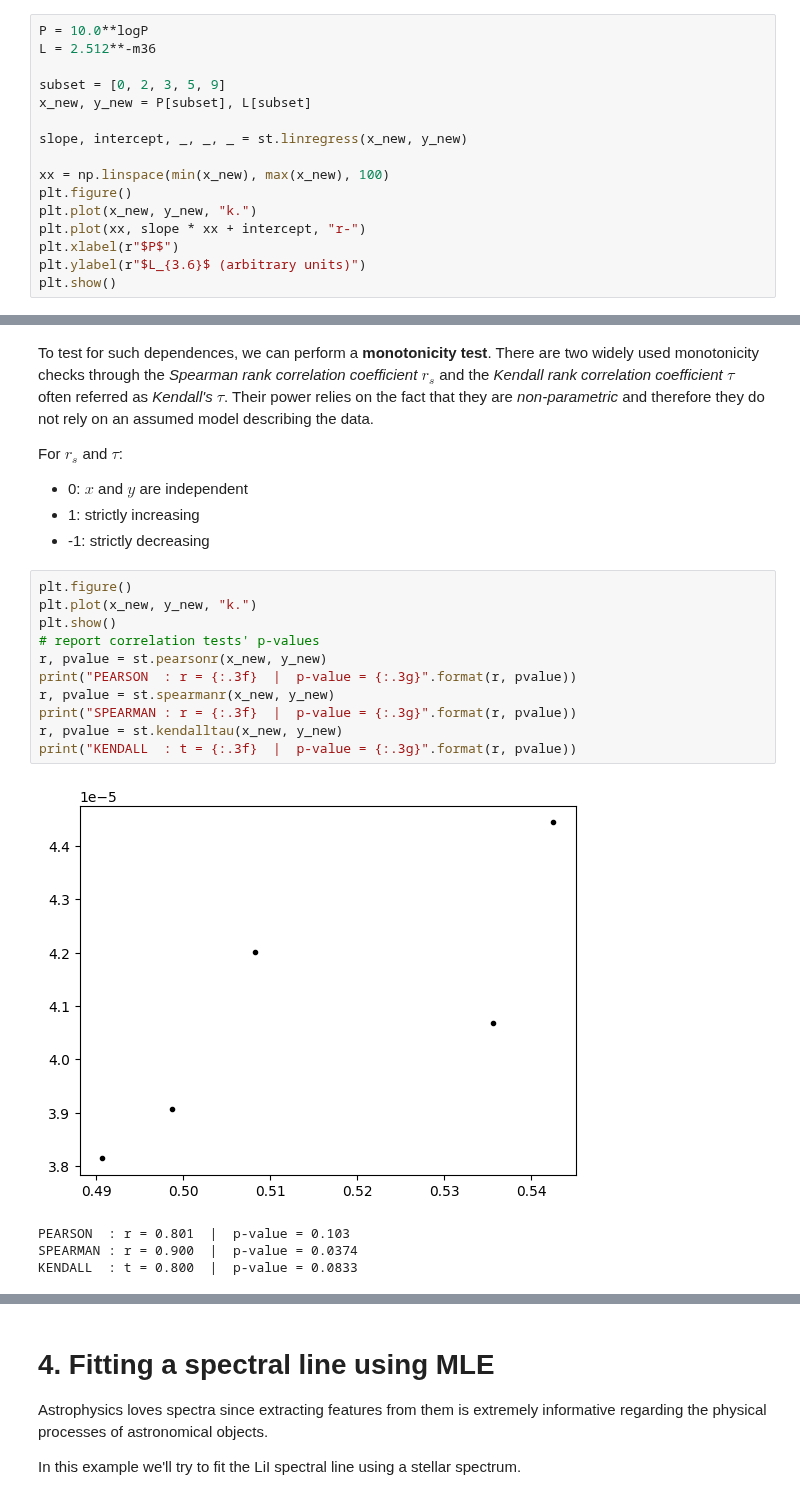
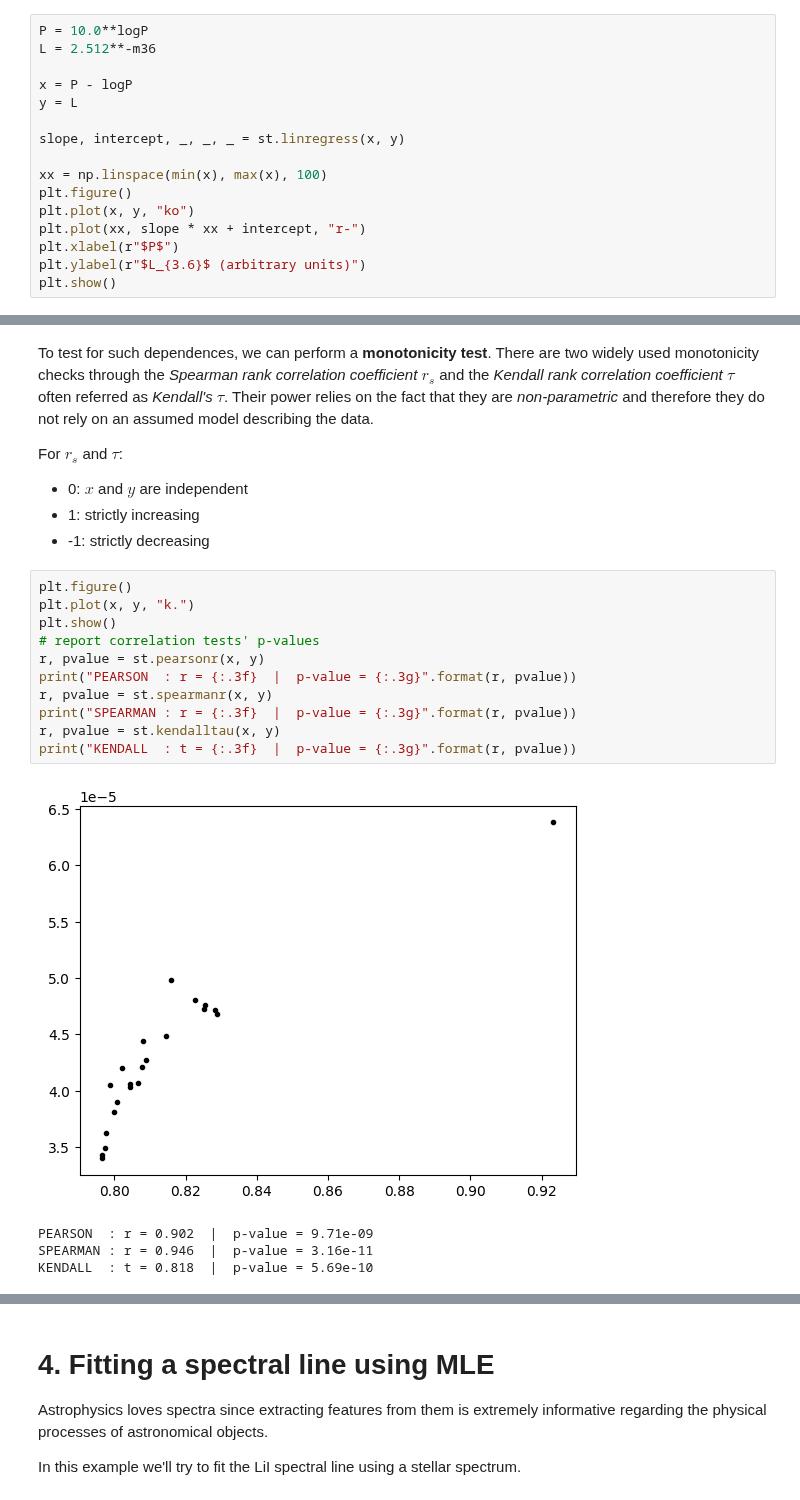
Before and after one commit to astrostatistics-in-crete/2024_summer_school, a Jupyter notebook: 04_MLE/MLE_answerkey.ipynb, the cells around one changed output, grey strips where cells are left out. Saved outputs shown, nothing was run; the diff lists cells and outputs as text.

```diff
--- a/04_MLE/MLE_answerkey.ipynb
+++ b/04_MLE/MLE_answerkey.ipynb
@@ -532,14 +534,14 @@ Also, if we have fewer data points, the linear correlation becomes weak.
 P = 10.0**logP
 L = 2.512**-m36
 
-subset = [0, 2, 3, 5, 9]
-x_new, y_new = P[subset], L[subset]
+x = P - logP
+y = L
 
-slope, intercept, _, _, _ = st.linregress(x_new, y_new)
+slope, intercept, _, _, _ = st.linregress(x, y)
 
-xx = np.linspace(min(x_new), max(x_new), 100)
+xx = np.linspace(min(x), max(x), 100)
 plt.figure()
-plt.plot(x_new, y_new, "k.")
+plt.plot(x, y, "ko")
 plt.plot(xx, slope * xx + intercept, "r-")
 plt.xlabel(r"$P$")
 plt.ylabel(r"$L_{3.6}$ (arbitrary units)")
@@ -555,18 +557,18 @@ For $r_s$ and $\tau$:
 - -1: strictly decreasing
 # %%
 plt.figure()
-plt.plot(x_new, y_new, "k.")
+plt.plot(x, y, "k.")
 plt.show()
 # report correlation tests' p-values
-r, pvalue = st.pearsonr(x_new, y_new)
+r, pvalue = st.pearsonr(x, y)
 print("PEARSON  : r = {:.3f}  |  p-value = {:.3g}".format(r, pvalue))
-r, pvalue = st.spearmanr(x_new, y_new)
+r, pvalue = st.spearmanr(x, y)
 print("SPEARMAN : r = {:.3f}  |  p-value = {:.3g}".format(r, pvalue))
-r, pvalue = st.kendalltau(x_new, y_new)
+r, pvalue = st.kendalltau(x, y)
 print("KENDALL  : t = {:.3f}  |  p-value = {:.3g}".format(r, pvalue))
 # %% [output]
-[figure, old version]
+[figure, new version]
-PEARSON  : r = 0.801  |  p-value = 0.103
-SPEARMAN : r = 0.900  |  p-value = 0.0374
-KENDALL  : t = 0.800  |  p-value = 0.0833
+PEARSON  : r = 0.902  |  p-value = 9.71e-09
+SPEARMAN : r = 0.946  |  p-value = 3.16e-11
+KENDALL  : t = 0.818  |  p-value = 5.69e-10
 # %% [markdown]
```
Also changed, not shown: parts of 4 cells of this notebook, 1 other file.
